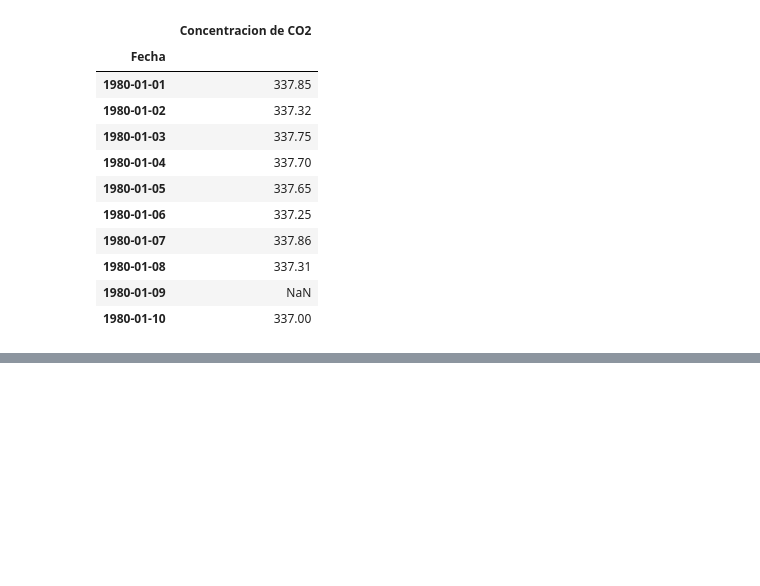
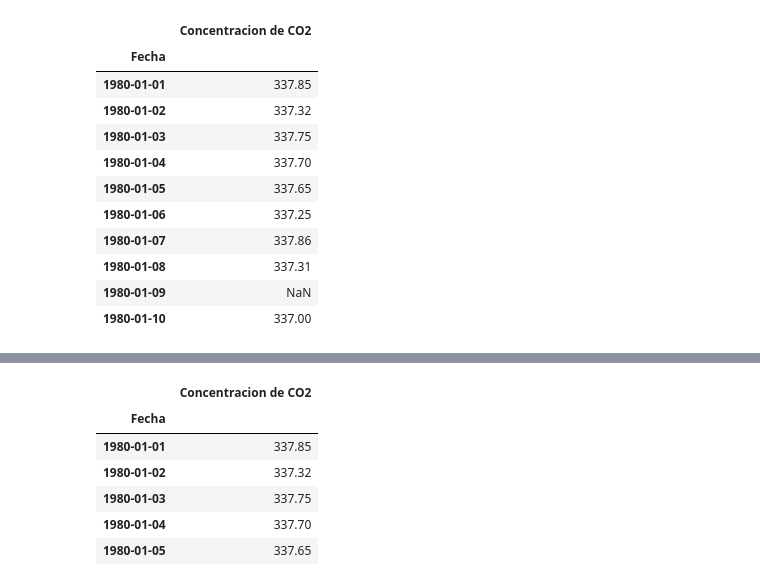
Before and after one commit to RaulACortez/FisicaComputacional1, a Jupyter notebook: FisicaComputacional1/Evaluación1/Evaluación1.ipynb, the cells around one changed output, grey strips where cells are left out. Cells and saved outputs as stored; diff of their text form; code cells hidden in the pictures; blank space fills up the shorter version.

```diff
--- a/FisicaComputacional1/Evaluación1/Evaluación1.ipynb
+++ b/FisicaComputacional1/Evaluación1/Evaluación1.ipynb
@@ -107,0 +116,2 @@ df_80co2.head(10)
+# %%
+df_80co2.ffill(axis = 0, inplace=True)
@@ -135,3 +162,16 @@ def test_stationarity(df_datos):
     for key,value in dftest[4].items():
         dfoutput['Critical Value (%s)'%key] = value
     print(dfoutput)
+# %%
+start, end = '1980-01', '2019-12'
+
+ts_80co2 = df_80co2.loc[start:end].copy()
+ts_80co2.head()
+# %% [output]
+|  | Concentracion de CO2 |
+| Fecha |  |
+| 1980-01-01 | 337.85 |
+| 1980-01-02 | 337.32 |
+| 1980-01-03 | 337.75 |
+| 1980-01-04 | 337.70 |
+| 1980-01-05 | 337.65 |
```
Also changed, not shown: parts of 8 cells of this notebook.
